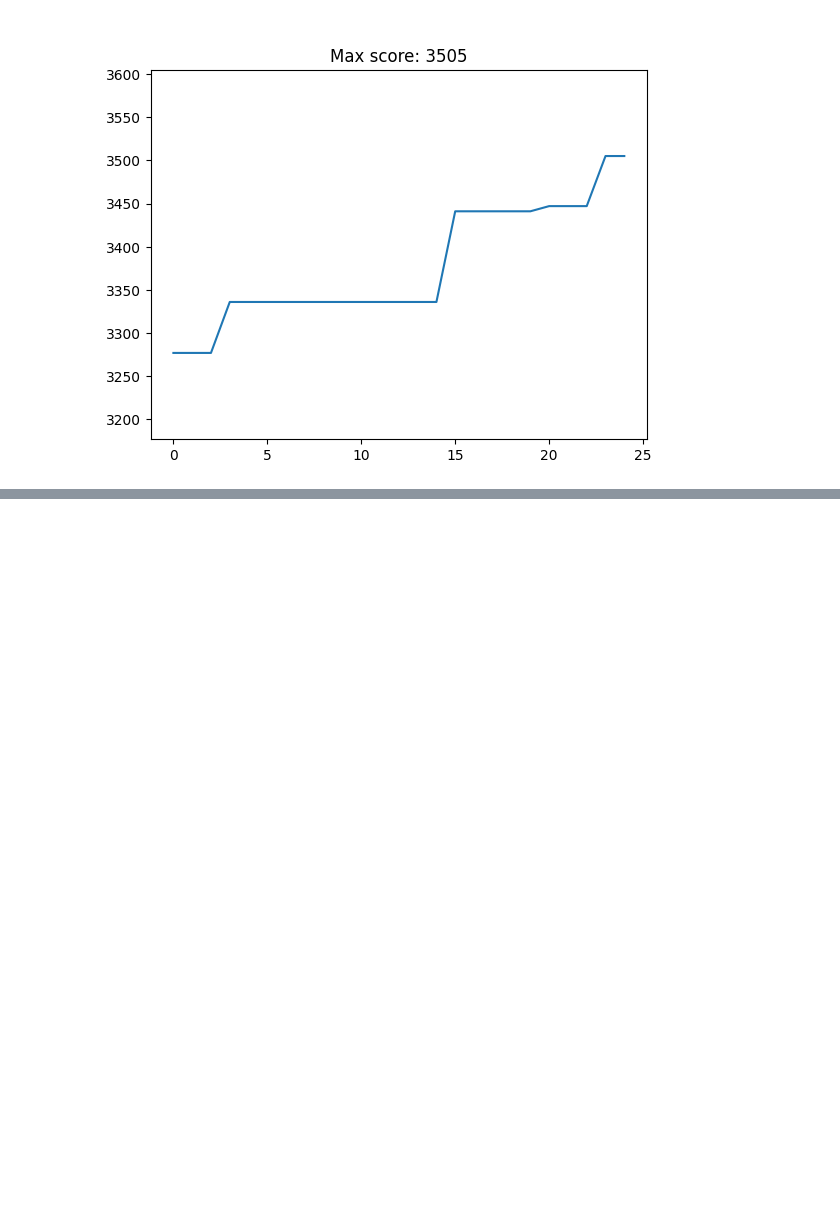
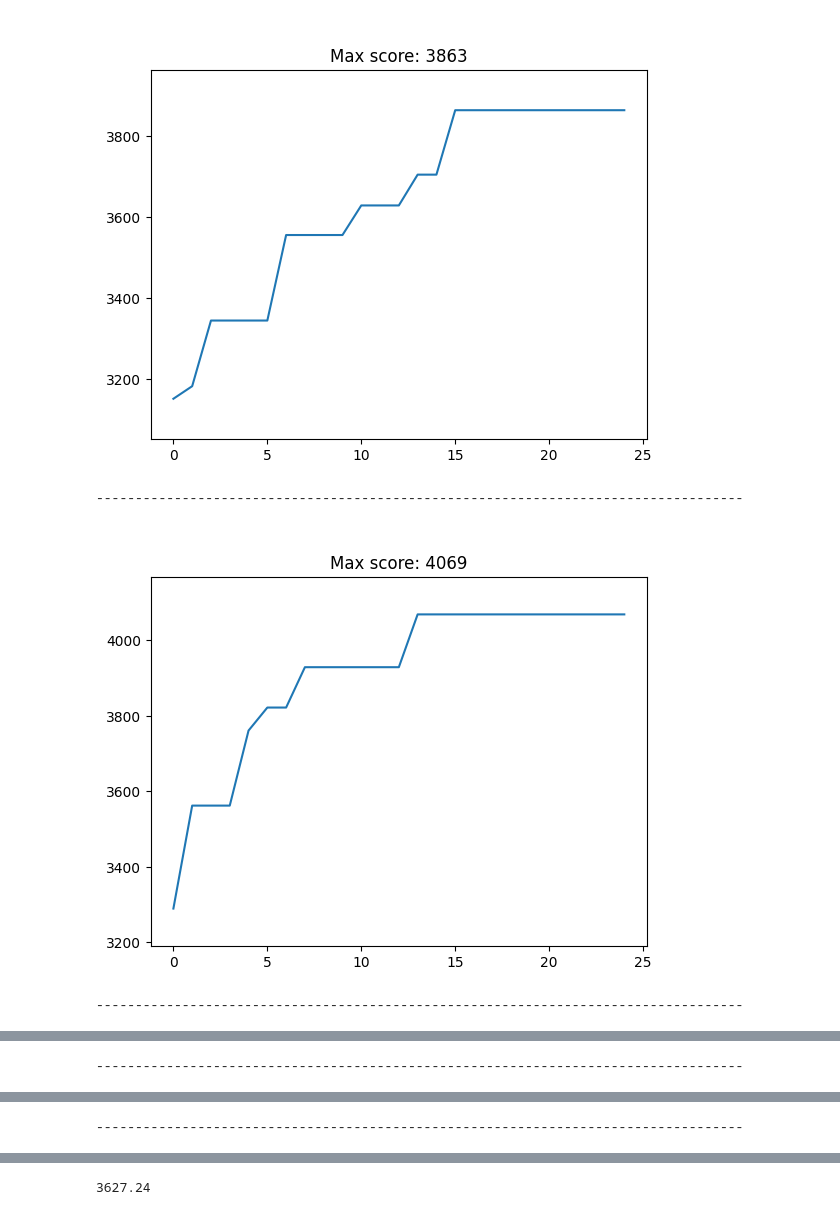
Before and after one commit to pgolbus/SummerSpringBoardAI, a Jupyter notebook: GA/knapsack.ipynb, the cells around one changed output, grey strips where cells are left out. Cells and saved outputs as stored; diff of their text form; code cells hidden in the pictures; blank space fills up the shorter version.

Commit message:
knapsack search works

```diff
--- a/GA/knapsack.ipynb
+++ b/GA/knapsack.ipynb
@@ -20,16 +20,18 @@ PLOT = 5
 # %%
 ga_runner = KnapsackGA(KNAPSACK)
 max_scores = []
-for i in range(PLOT):
-    scores = ga_runner.genetic_algorithm(GENERATIONS, POPULATION_SIZE, MUTATION_RATE, CROSSOVER_RATE, max_weight=MAX_WEIGHT)
+for _ in range(PLOT):
+    scores = ga_runner.select(GENERATIONS, POPULATION_SIZE, MUTATION_RATE, CROSSOVER_RATE, max_weight=MAX_WEIGHT)
     plt.plot(scores)
-    max_score = max(scores)
+    max_score = scores[-1]
     max_scores.append(max_score)
     plt.ylim(min(scores)-100, max_score+100)
     plt.title(f"\nMax score: {max_score}")
     plt.show()
     if i != PLOT - 1:
         print("\n\n-----------------------------------------------------------------------------------")
-np.mean(max_scores)
 # %% [output]
-[figure, old version]
+[figure, new version]
+-----------------------------------------------------------------------------------
+[figure, added]
+-----------------------------------------------------------------------------------
@@ -35,0 +39 @@ np.mean(max_scores)
+-----------------------------------------------------------------------------------
@@ -35,0 +41 @@ np.mean(max_scores)
+-----------------------------------------------------------------------------------
@@ -35,0 +43,9 @@ np.mean(max_scores)
+# %%
+ga_runner = KnapsackGA(KNAPSACK)
+max_scores = []
+for _ in range(100):
+    scores = ga_runner.select(GENERATIONS, POPULATION_SIZE, .01, 0.7, max_weight=MAX_WEIGHT)
+    max_scores.append(scores[-1])
+np.mean(max_scores)
+# %% [output]
+3627.24
```
Also changed, not shown: parts of 1 cell of this notebook.
